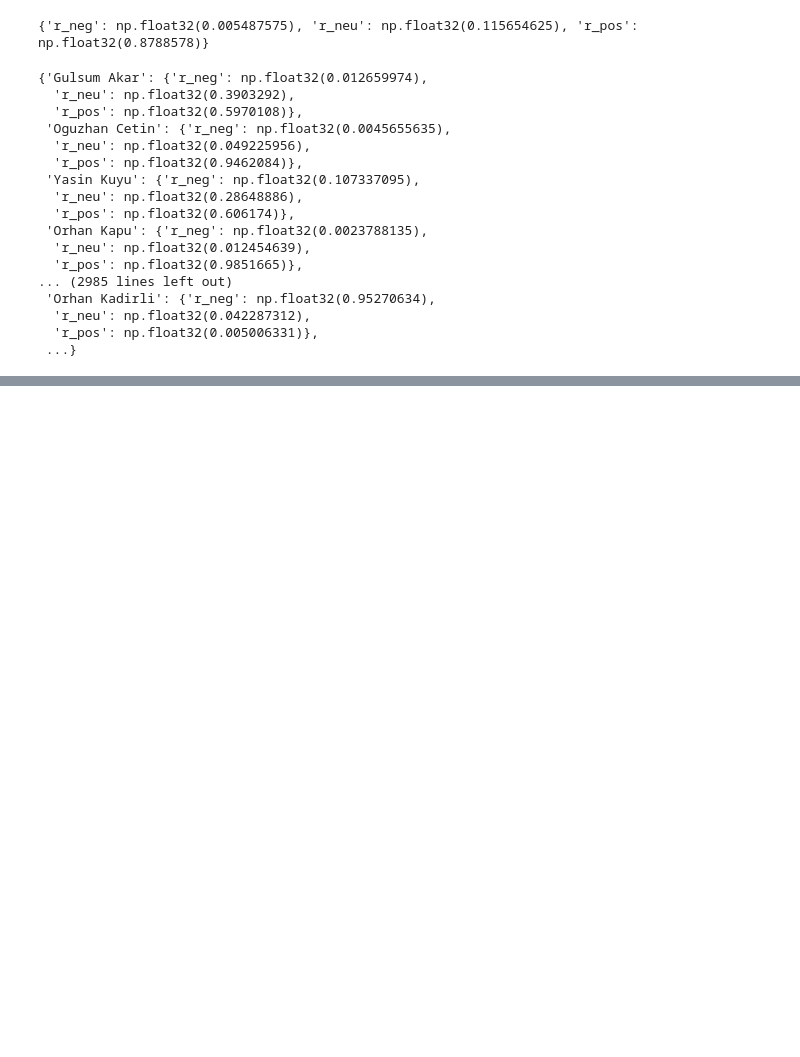
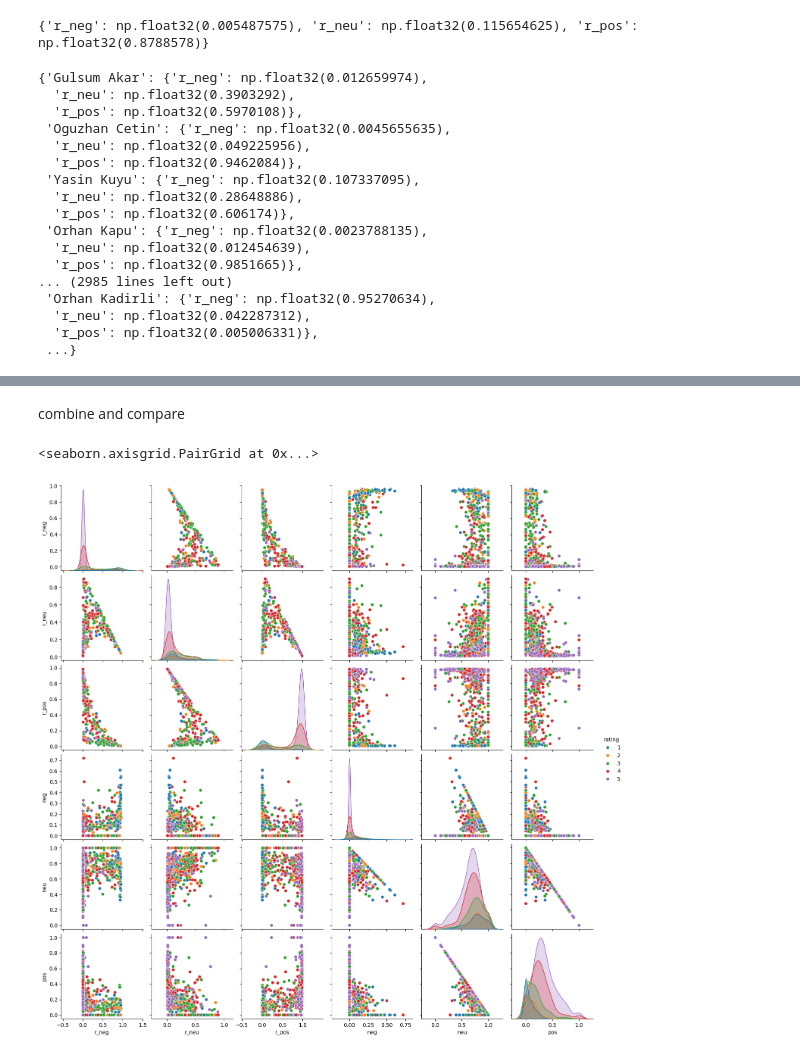
Before and after one commit to juanesgarg/Sentiment_Analysis, a Jupyter notebook: sentiment_analysis_restaurants.ipynb, the cells around one changed output, grey strips where cells are left out. Cells and saved outputs as stored; diff of their text form; code cells hidden in the pictures; blank space fills up the shorter version.

```diff
--- a/sentiment_analysis_restaurants.ipynb
+++ b/sentiment_analysis_restaurants.ipynb
@@ -304,3 +303,5 @@ rob_res
  ...}
 # %%
 R = pd.DataFrame(rob_res).T
+R = R.reset_index().rename(columns={'index': 'author_name'})
+R
@@ -307,5 +322,3 @@ R = pd.DataFrame(rob_res).T
-# %%
-V.drop('V_id', axis='columns',inplace=True)
 # %%
 print(R.columns)
 print(V.columns)
@@ -316 +329,3 @@ Index(['neg', 'neu', 'pos', 'compound', 'business_name', 'author_name', 'text',
       dtype='object')
+# %%
+V = R.merge(V,  on='author_name',how='left')
@@ -316,0 +348,8 @@ Index(['neg', 'neu', 'pos', 'compound', 'business_name', 'author_name', 'text',
+# %% [markdown]
+combine and compare
+# %%
+sn.pairplot(data=V, vars=['r_neg', 'r_neu', 'r_pos','neg', 'neu', 'pos'],
+            hue='rating', palette='tab10')
+# %% [output]
+<seaborn.axisgrid.PairGrid at 0x...>
+[figure, added]
```
Also changed, not shown: parts of 11 cells of this notebook.
